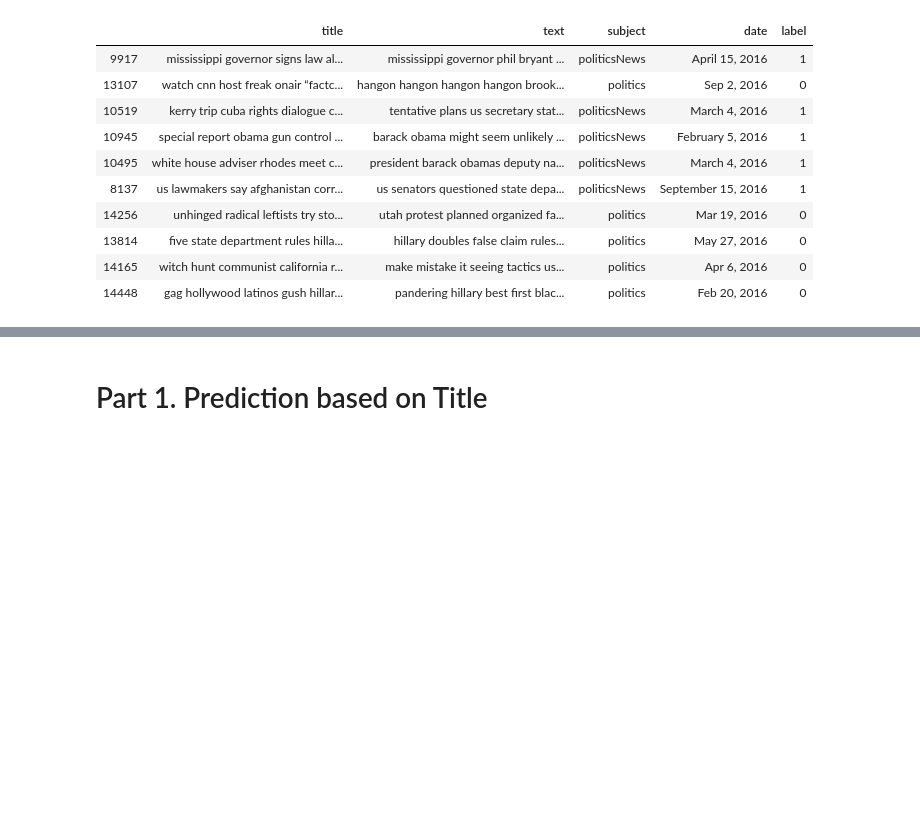
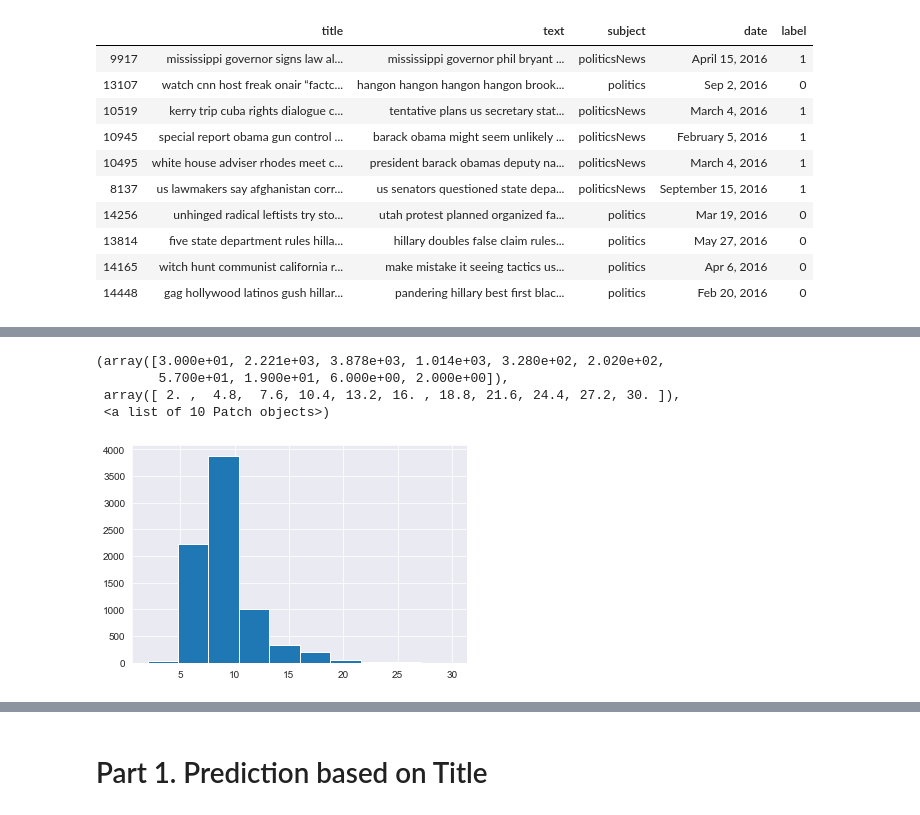
Before and after one commit to SaideT/Fake-News-Detection, a Jupyter notebook: fake_news-RNN5.ipynb, the cells around one changed output, grey strips where cells are left out. Drawn from its saved outputs; the diff is of its cells as text; code cells hidden in the pictures; blank space fills up the shorter version.

```diff
--- a/fake_news-RNN5.ipynb
+++ b/fake_news-RNN5.ipynb
@@ -168,0 +169,9 @@ sns.countplot(news.label)
+# %%
+len_title = [len(i.split()) for i in news['title']]
+plt.hist(len_title)
+# %% [output]
+(array([3.000e+01, 2.221e+03, 3.878e+03, 1.014e+03, 3.280e+02, 2.020e+02,
+        5.700e+01, 1.900e+01, 6.000e+00, 2.000e+00]),
+ array([ 2. ,  4.8,  7.6, 10.4, 13.2, 16. , 18.8, 21.6, 24.4, 27.2, 30. ]),
+ <a list of 10 Patch objects>)
+[figure, added]
```
Also changed, not shown: parts of 17 cells of this notebook.
